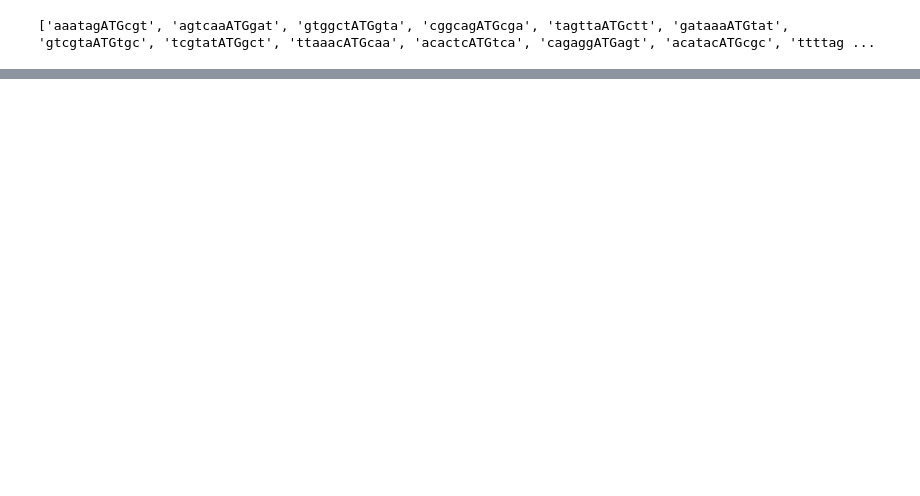
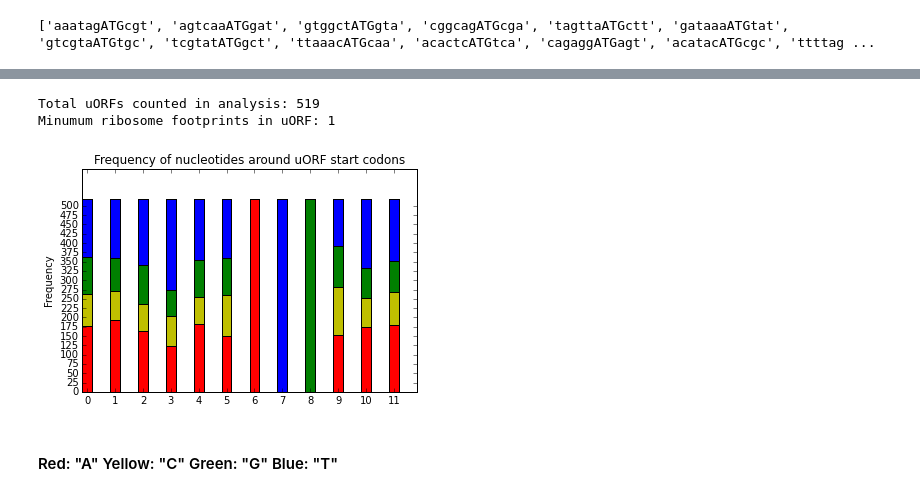
Before and after one commit to steveandroulakis/intro-python, a Jupyter notebook: 03-ingolia-datamining/03-ingolia-datamining.ipynb, the cells around one changed output, grey strips where cells are left out. Saved outputs shown, nothing was run; the diff lists cells and outputs as text; code cells hidden in the pictures; blank space fills up the shorter version.

```diff
--- a/03-ingolia-datamining/03-ingolia-datamining.ipynb
+++ b/03-ingolia-datamining/03-ingolia-datamining.ipynb
@@ -148,3 +198,15 @@ with open('Ingolia_Table_S3.txt', 'rU') as file_in:
+# %%
+with open('Ingolia_Table_S3.txt', 'rU') as file_in:
+    context = list()              # establish 'context' as a list variable
+    for line in file_in:
+        line = line.rstrip()
+        splut = line.split('  ')
+
+        if len(splut) == 11:
+            splut.insert(2, 'N/A')
+
+        if len(splut) == 12 and splut[0] != 'uORF':
+            context.append(splut[3])           # Add the sequence as a new element to the list 'context'
 # %%
 print context[0:15]
 # %% [output]
@@ -252,0 +330,56 @@ with open('Ingolia_Table_S3.txt', 'rU') as file_in:
+# %%
+min_fp = 1  # <------ change this to adjust minimum ribosome footprints in included dataset
+# %%
+with open('Ingolia_Table_S3.txt', 'rU') as file_in:
+    target_table = False
+    context = list()
+    for line in file_in:
+        line = line.rstrip()
+        splut = line.split('  ')
+        if splut[0] == 'uORF':
+            continue
+        if len(splut) == 11:
+            splut.insert(2, 'N/A')
+        if len(splut) == 12 and int(splut[6]) >= min_fp:  # add condition for minimum number of ribosomal footprints in the uORF
+            context.append(splut[3])
+
+freqs = dict()
+freqs["A"] = [0] * 12
+freqs["C"] = [0] * 12
+freqs["G"] = [0] * 12
+freqs["T"] = [0] * 12
+
+for seq in context:
+    seq = seq.upper() # convert seq to uppercase
+    for i in range(12):
+        freqs[seq[i]][i] += 1  # this is the short version of the code
+
+
+%matplotlib inline
+import matplotlib.pyplot as plt
+import numpy as np
+
+N = 12
+ind = np.arange(N)    # the x locations for the groups
+width = 0.35          # the width of the bars
+
+pA = plt.bar( ind, freqs["A"], width, color='r' )
+pC = plt.bar( ind, freqs["C"], width, color='y', bottom= freqs["A"] )
+pG = plt.bar( ind, freqs["G"], width, color='g', bottom= [ freqs["C"][j] + freqs["A"][j] for j in range(12)] )
+pT = plt.bar( ind, freqs["T"], width, color='b', bottom= [ freqs["G"][j] + freqs["C"][j] + freqs["A"][j] for j in range(12)] )
+
+
+plt.ylabel('Frequency')
+plt.title('Frequency of nucleotides around uORF start codons')
+plt.xticks( ind+width/2.0, (range(12)) )
+plt.yticks( np.arange(0, len(context) , 25) )
+
+print "Total uORFs counted in analysis: " + str(len(context))
+print "Minumum ribosome footprints in uORF: " + str(min_fp)
+plt.show()
+# %% [output]
+Total uORFs counted in analysis: 519
+Minumum ribosome footprints in uORF: 1
+[figure, added]
+# %% [markdown]
+#### Red: "A"  Yellow: "C"  Green: "G"  Blue: "T"
```
Also changed, not shown: parts of 32 cells of this notebook, 1 other file.
